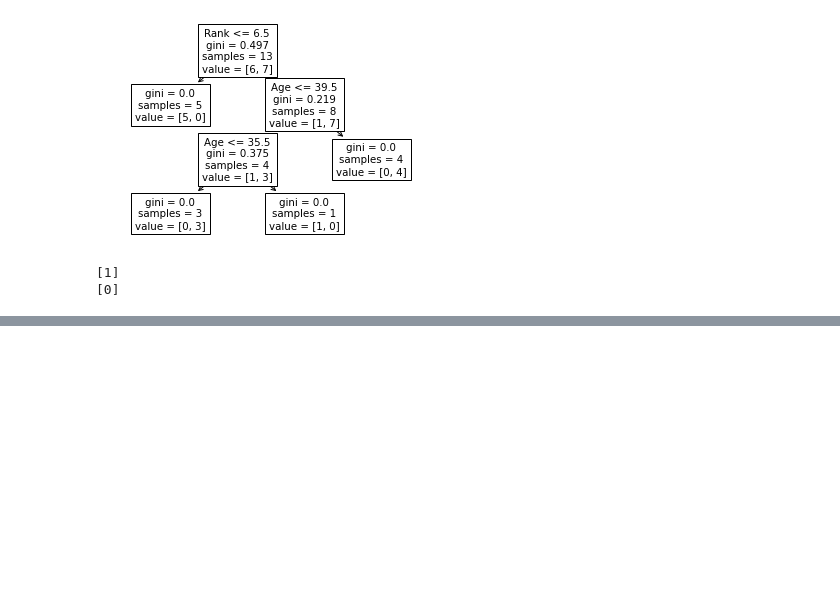
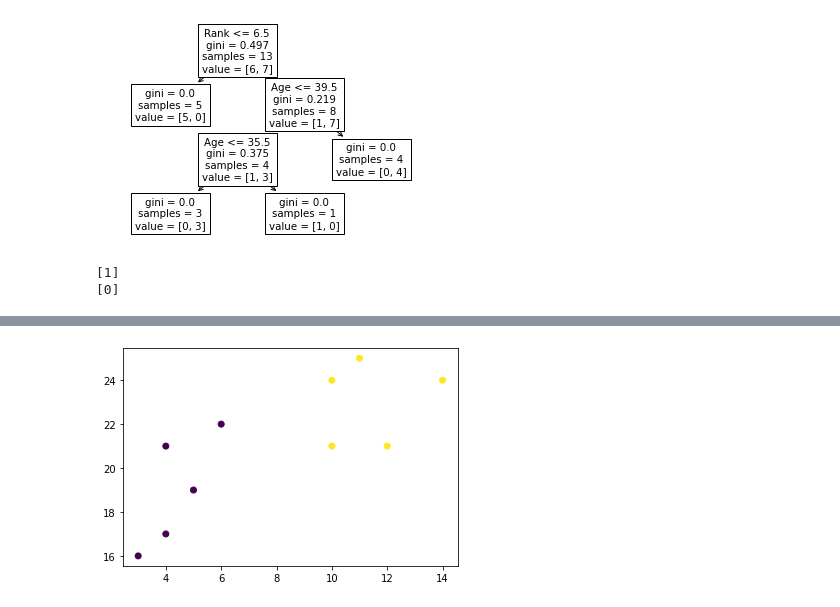
Before and after one commit to maryamsaeedi17/MachineLearning, a Jupyter notebook: 1-Introduction/4-W3school-machine-learning.ipynb, the cells around one changed output, grey strips where cells are left out. Saved outputs shown, nothing was run; the diff lists cells and outputs as text; code cells hidden in the pictures; blank space fills up the shorter version.

```diff
--- a/1-Introduction/4-W3school-machine-learning.ipynb
+++ b/1-Introduction/4-W3school-machine-learning.ipynb
@@ -367,0 +414,8 @@ print(dtree.predict([[40, 10, 6, 1]]))
+# %%
+hierarchical_cluster = AgglomerativeClustering(n_clusters=2, affinity='euclidean', linkage='ward')
+labels15 = hierarchical_cluster.fit_predict(data15)
+
+plt.scatter(x15, y15, c=labels15)
+plt.show()
+# %% [output]
+[figure, added]
```
Also changed, not shown: parts of 8 cells of this notebook.
